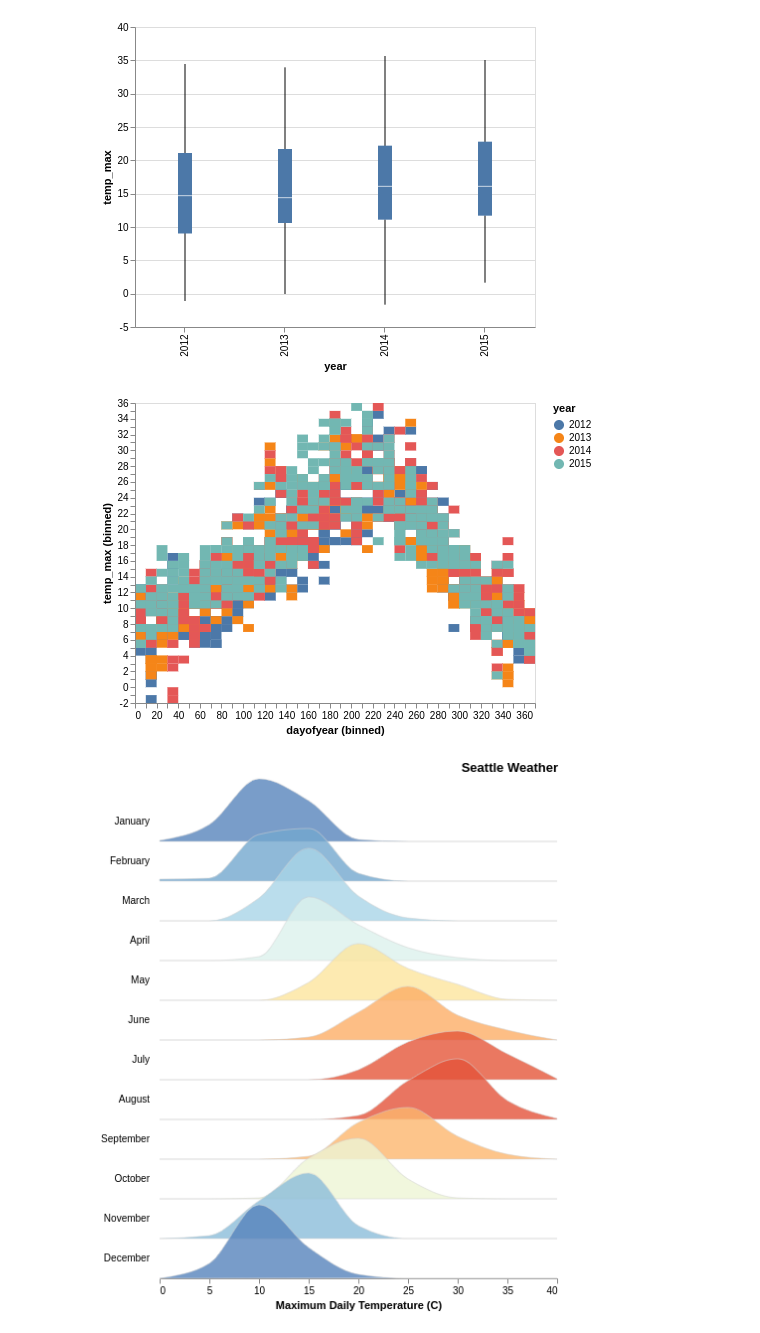
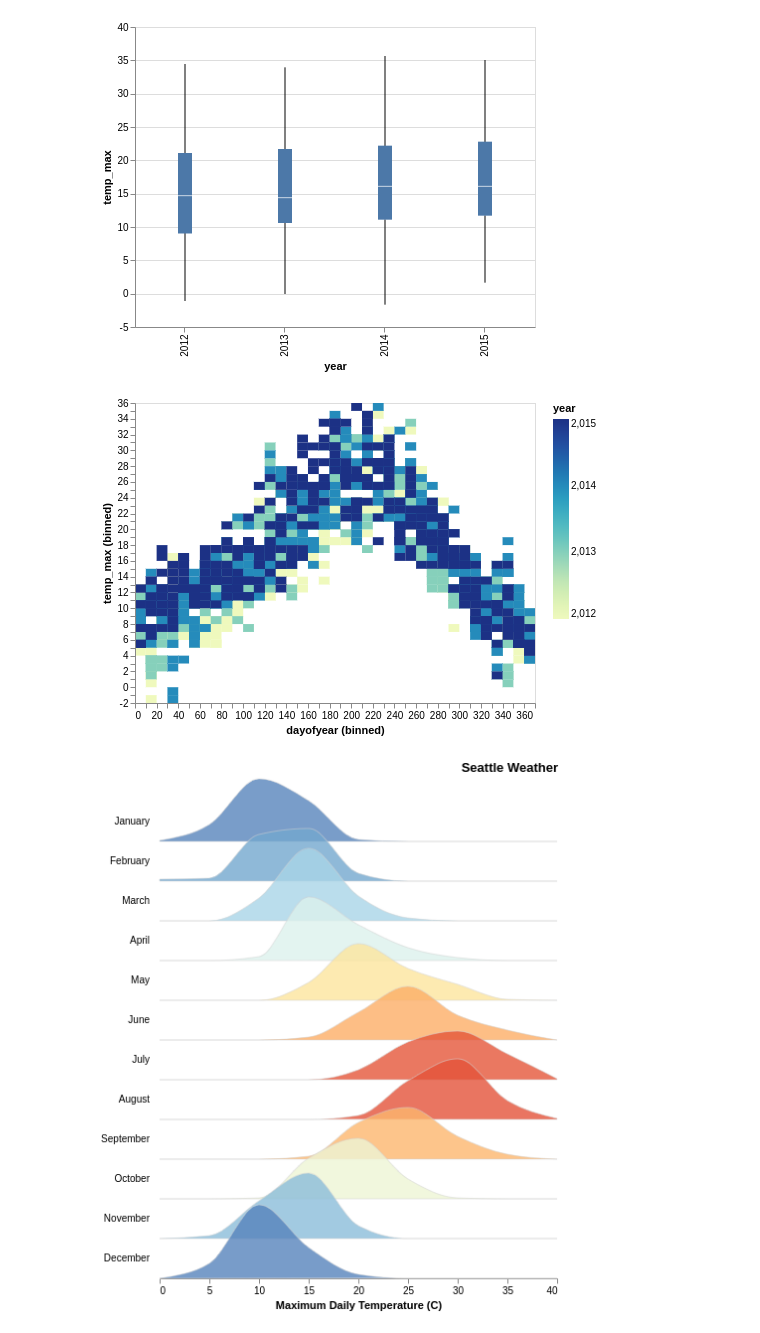
Before and after one commit to dsysoev/fun-with-python, a Jupyter notebook: jupyterlab-with-batteries/demo.ipynb, the cells around one changed output. Drawn from its saved outputs; the diff is of its cells as text; code cells hidden in the pictures.

```diff
--- a/jupyterlab-with-batteries/demo.ipynb
+++ b/jupyterlab-with-batteries/demo.ipynb
@@ -48,9 +48,11 @@ module.custom_sqrt(25)
 # %% [output]
 5.0
 # %%
-df = pd.read_csv('files/data.csv', index_col=0, parse_dates=['date'])
-df['year'] = df['date'].dt.year.astype(str)
-df['dayofyear'] = df['date'].dt.dayofyear
+df = (
+    pd.read_csv("files/data.csv", index_col=0, parse_dates=["date"])
+    .assign(year=lambda x: x.date.dt.year.astype(int))
+    .assign(dayofyear=lambda x: x.date.dt.dayofyear)
+)
 df.head()
 # %% [output]
 |  | date | precipitation | temp_max | temp_min | wind | weather | year | dayofyear |
@@ -161,13 +195,18 @@ chart
 # %% [output]
 [figure]
 # %%
-alt.Chart(df).mark_rect().encode(
-    alt.X('dayofyear:Q', bin=alt.Bin(maxbins=52)),
-    alt.Y('temp_max:Q', bin=alt.Bin(maxbins=40)),
-    alt.Color('year', scale=alt.Scale())
-).interactive()
+(
+    alt.Chart(df)
+    .mark_rect()
+    .encode(
+        alt.X("dayofyear:Q", bin=alt.Bin(maxbins=52)),
+        alt.Y("temp_max:Q", bin=alt.Bin(maxbins=40)),
+        alt.Color("year", scale=alt.Scale()),
+    )
+    .interactive()
+)
 # %% [output]
-[figure, old version]
+[figure, new version]
 # %%
 def plot_months(alt, df):
 
```
Also changed, not shown: parts of 14 cells of this notebook, 2 other files.
